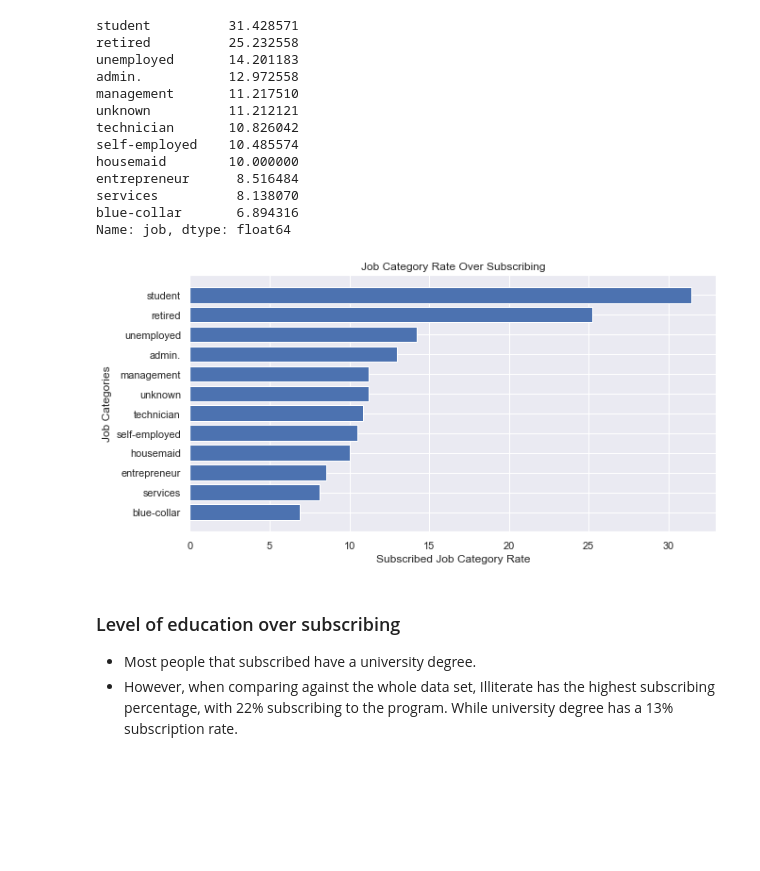
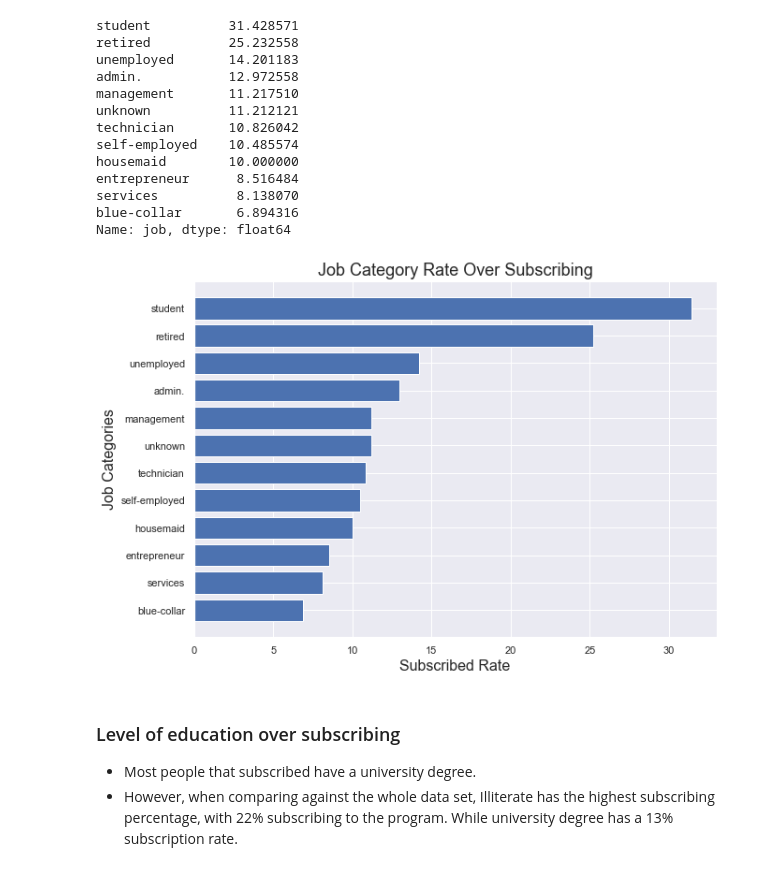
Before and after one commit to joaobecker/capstone_bank_marketing, a Jupyter notebook: portuguese_bank_capstone.ipynb, the cells around one changed output. Cells and saved outputs as stored; diff of their text form; code cells hidden in the pictures; blank space fills up the shorter version.

```diff
--- a/portuguese_bank_capstone.ipynb
+++ b/portuguese_bank_capstone.ipynb
@@ -223,15 +211,15 @@ services          8.138070
 blue-collar       6.894316
 Name: job, dtype: float64
 # %%
-plt.figure(figsize=(10, 5))
+plt.figure(figsize=(10, 7))
 plt.barh(pct_job.index, pct_job.values)
-plt.xlabel('Subscribed Job Category Rate')
-plt.ylabel('Job Categories')
-plt.title('Job Category Rate Over Subscribing')
+plt.xlabel('Subscribed Rate', fontsize=16)
+plt.ylabel('Job Categories', fontsize=16)
+plt.title('Job Category Rate Over Subscribing', fontsize=18)
 plt.gca().invert_yaxis()
 plt.show()
 # %% [output]
-[figure, old version]
+[figure, new version]
 # %% [markdown]
 ### Level of education over subscribing
 - Most people that subscribed have a university degree.
```
Also changed, not shown: parts of 95 cells of this notebook.
